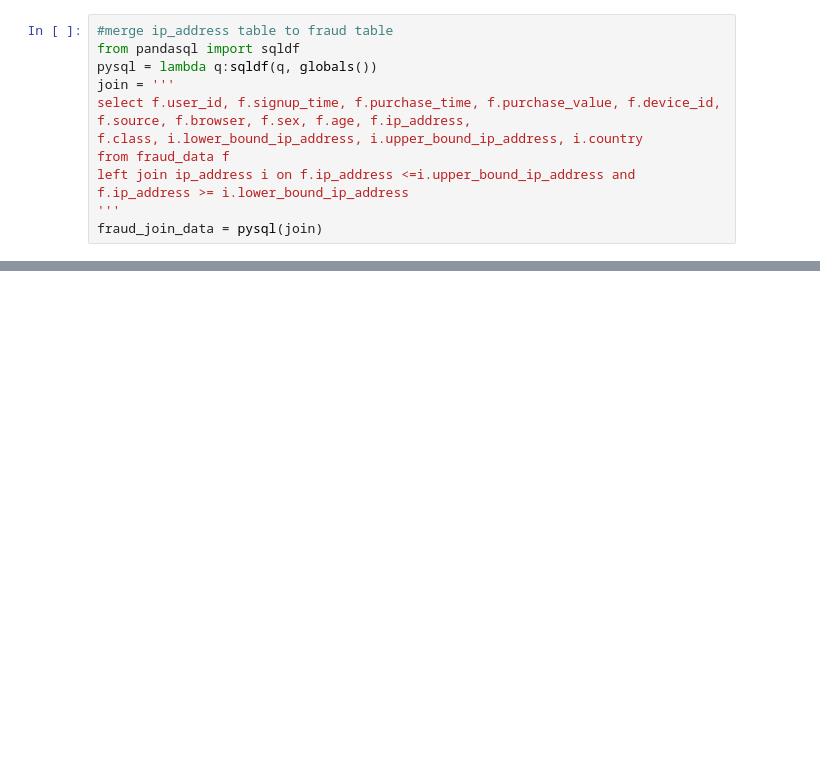
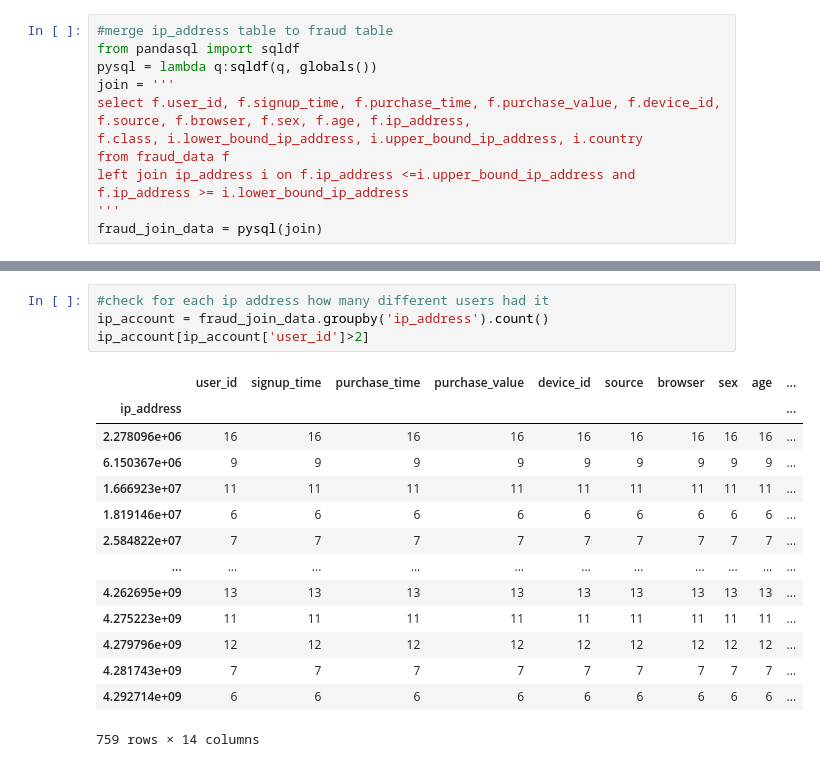
Before and after one commit to menghe2727/data_science, a Jupyter notebook: Identifying_fraudulent_activities/fraud_activities.ipynb, the cells around one changed output, grey strips where cells are left out. Cells and saved outputs as stored; diff of their text form; blank space fills up the shorter version.

```diff
--- a/Identifying_fraudulent_activities/fraud_activities.ipynb
+++ b/Identifying_fraudulent_activities/fraud_activities.ipynb
@@ -212,0 +332,19 @@ fraud_join_data = pysql(join)
+# %%
+#check for each ip address how many different users had it
+ip_account = fraud_join_data.groupby('ip_address').count()
+ip_account[ip_account['user_id']>2]
+# %% [output]
+|  | user_id | signup_time | purchase_time | purchase_value | device_id | source | browser | sex | age | ... |
+| ip_address |  |  |  |  |  |  |  |  |  | ... |
+| 2.278096e+06 | 16 | 16 | 16 | 16 | 16 | 16 | 16 | 16 | 16 | ... |
+| 6.150367e+06 | 9 | 9 | 9 | 9 | 9 | 9 | 9 | 9 | 9 | ... |
+| 1.666923e+07 | 11 | 11 | 11 | 11 | 11 | 11 | 11 | 11 | 11 | ... |
+| 1.819146e+07 | 6 | 6 | 6 | 6 | 6 | 6 | 6 | 6 | 6 | ... |
+| 2.584822e+07 | 7 | 7 | 7 | 7 | 7 | 7 | 7 | 7 | 7 | ... |
+| ... | ... | ... | ... | ... | ... | ... | ... | ... | ... | ... |
+| 4.262695e+09 | 13 | 13 | 13 | 13 | 13 | 13 | 13 | 13 | 13 | ... |
+| 4.275223e+09 | 11 | 11 | 11 | 11 | 11 | 11 | 11 | 11 | 11 | ... |
+| 4.279796e+09 | 12 | 12 | 12 | 12 | 12 | 12 | 12 | 12 | 12 | ... |
+| 4.281743e+09 | 7 | 7 | 7 | 7 | 7 | 7 | 7 | 7 | 7 | ... |
+| 4.292714e+09 | 6 | 6 | 6 | 6 | 6 | 6 | 6 | 6 | 6 | ... |
+759 rows × 14 columns
```
Also changed, not shown: parts of 11 cells of this notebook.
